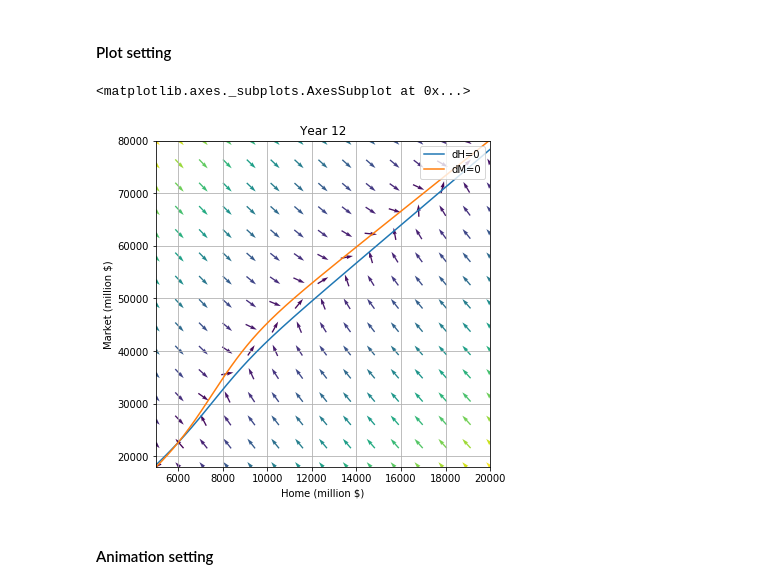
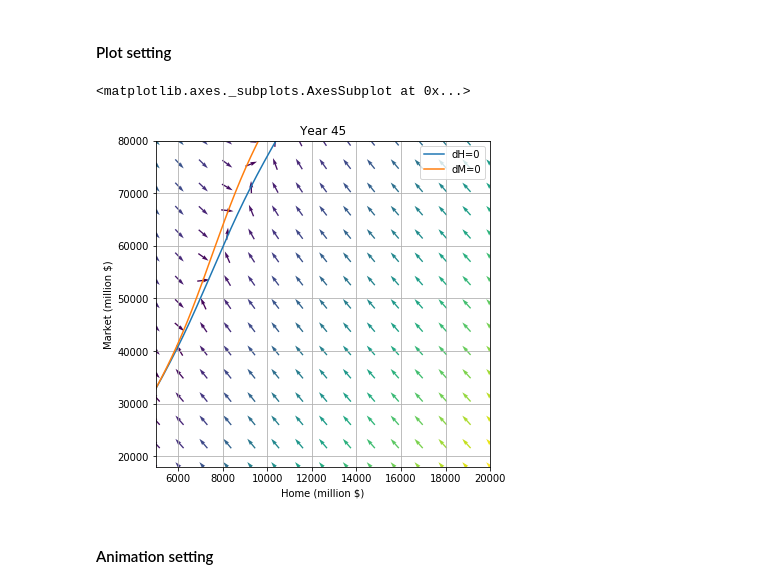
Before and after one commit to shawlu95/Universal-Basic-Income, a Jupyter notebook: animation_100_years.ipynb, the cells around one changed output. Cells and saved outputs as stored; diff of their text form; code cells hidden in the pictures.

```diff
--- a/animation_100_years.ipynb
+++ b/animation_100_years.ipynb
@@ -32,35 +32,37 @@ def plotYear(t):
     h0 = [solveH(m_, t) for m_ in m0]
 
     h1 = np.linspace(h_lower, h_upper, 1000)
     m1 = [solveM(h_, t) for h_ in h1]
 
     # normalize arrow
     M = (np.hypot(dH_grid, dM_grid))
     M[ M == 0] = 1.
     dH_grid /= M
     dM_grid /= M
 
     ax.cla()
     ax.quiver(hh, mm, dH_grid, dM_grid, M, pivot='mid')
     ax.plot(h0, m0, label="dH=0")
     ax.plot(h1, m1, label="dM=0")
 
     ax.grid()
 
     ax.set_xlim(h_lower, h_upper)
     ax.set_ylim(m_lower, m_upper)
 
     ax.set_xlabel("Home (million $)")
     ax.set_ylabel("Market (million $)")
 
     ax.legend(loc="upper right", frameon=True)
     ax.set_title("Year %i"%t)
+
+    plt.savefig("outputs/time.png")
     return ax
 
-plotYear(12)
+plotYear(45)
 # %% [output]
 <matplotlib.axes._subplots.AxesSubplot at 0x...>
-[figure, old version]
+[figure, new version]
 # %% [markdown]
 #### Animation setting
 # %%
```
Also changed, not shown: 9 other files.
